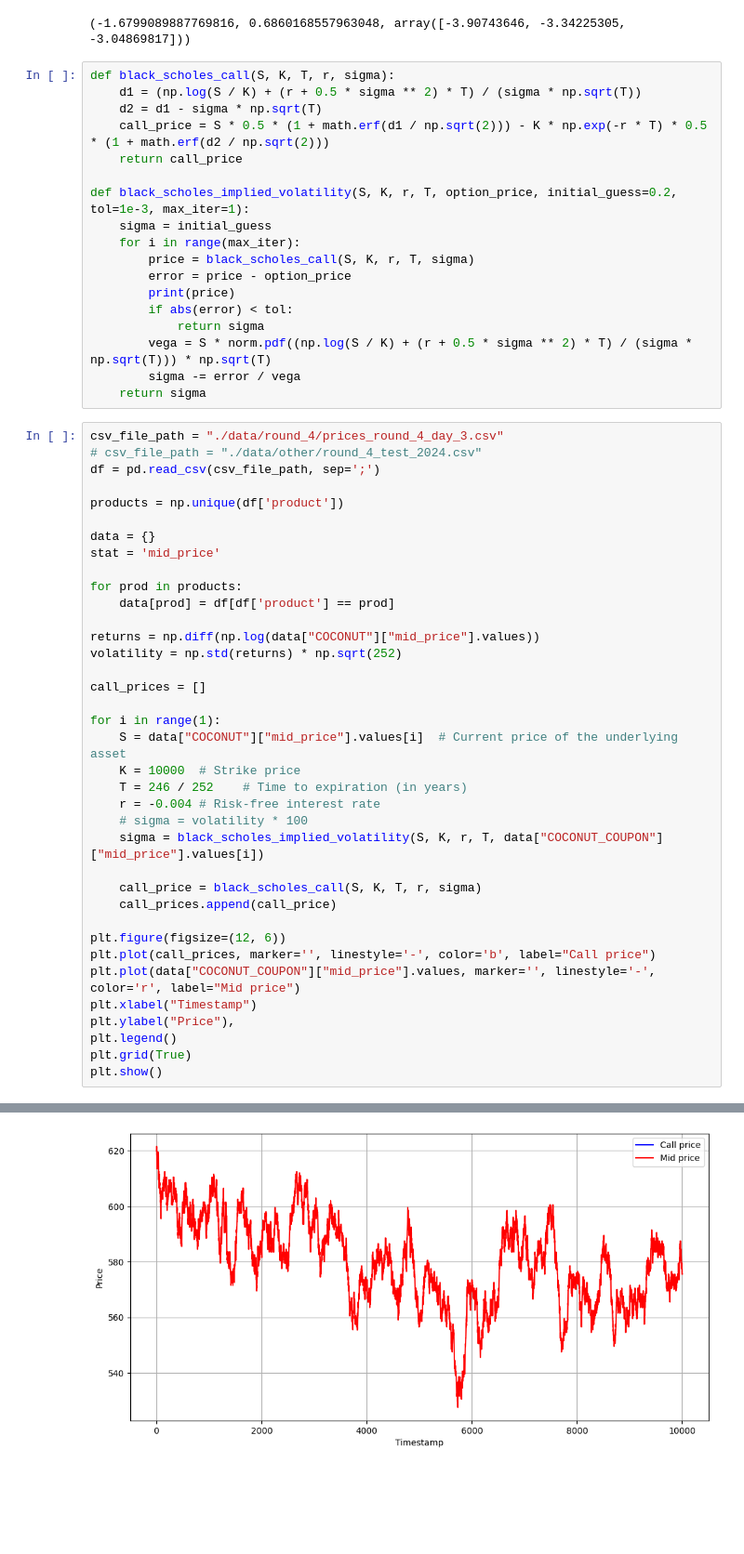
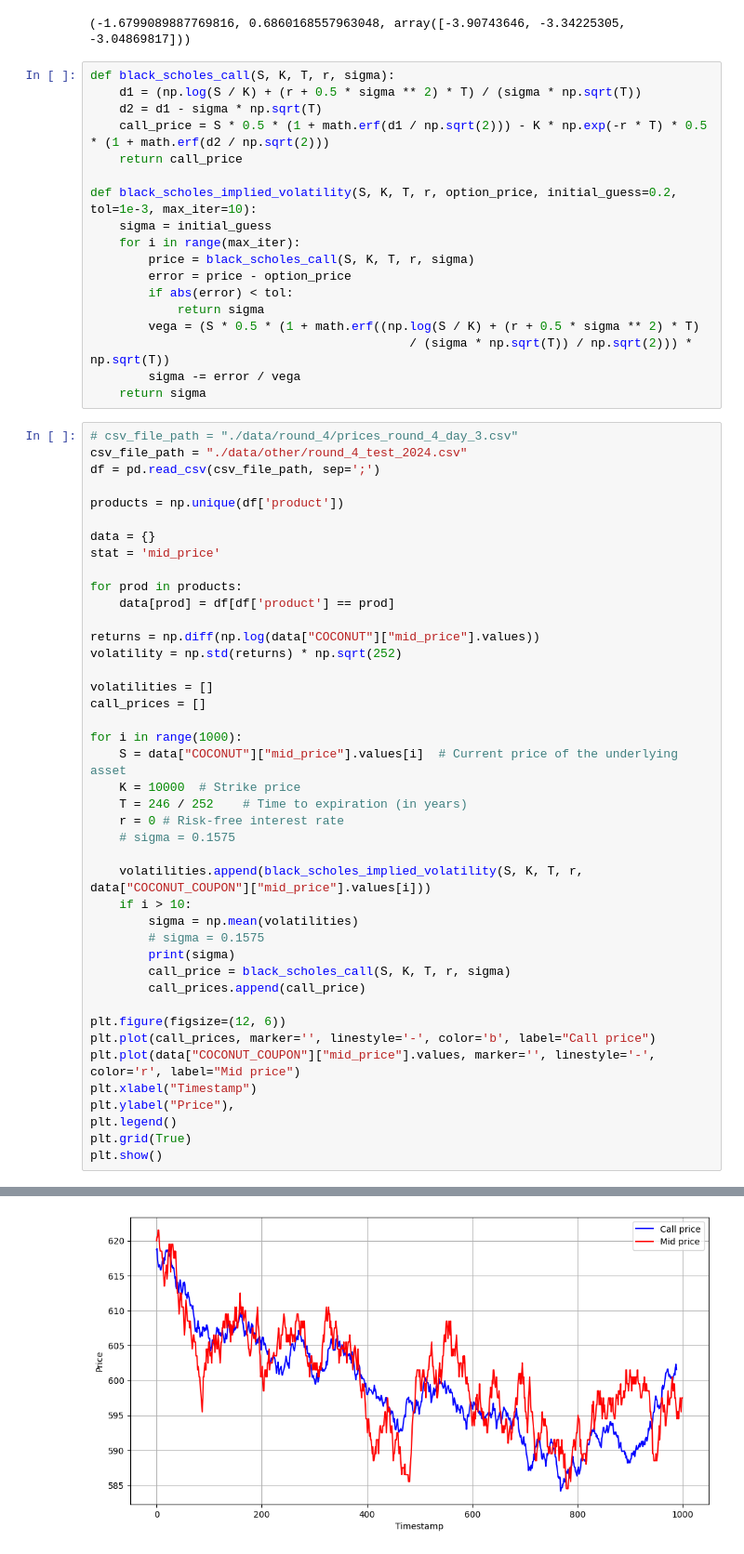
Before and after one commit to levladiator/Prosperity, a Jupyter notebook: src/csvAnalyzer.ipynb, the cells around one changed output, grey strips where cells are left out. Shown at 93% size. Saved outputs shown, nothing was run; the diff lists cells and outputs as text; blank space fills up the shorter version.

Commit message:
Support for dynamic volatility computation

```diff
--- a/src/csvAnalyzer.ipynb
+++ b/src/csvAnalyzer.ipynb
@@ -149,20 +149,20 @@ def black_scholes_call(S, K, T, r, sigma):
     call_price = S * 0.5 * (1 + math.erf(d1 / np.sqrt(2))) - K * np.exp(-r * T) * 0.5 * (1 + math.erf(d2 / np.sqrt(2)))
     return call_price
 
-def black_scholes_implied_volatility(S, K, r, T, option_price, initial_guess=0.2, tol=1e-3, max_iter=1):
+def black_scholes_implied_volatility(S, K, T, r, option_price, initial_guess=0.2, tol=1e-3, max_iter=10):
     sigma = initial_guess
     for i in range(max_iter):
-        price = black_scholes_call(S, K, r, T, sigma)
+        price = black_scholes_call(S, K, T, r, sigma)
         error = price - option_price
-        print(price)
         if abs(error) < tol:
             return sigma
-        vega = S * norm.pdf((np.log(S / K) + (r + 0.5 * sigma ** 2) * T) / (sigma * np.sqrt(T))) * np.sqrt(T)
+        vega = (S * 0.5 * (1 + math.erf((np.log(S / K) + (r + 0.5 * sigma ** 2) * T)
+                                            / (sigma * np.sqrt(T)) / np.sqrt(2))) * np.sqrt(T))
         sigma -= error / vega
     return sigma
 # %%
-csv_file_path = "./data/round_4/prices_round_4_day_3.csv"
-# csv_file_path = "./data/other/round_4_test_2024.csv"
+# csv_file_path = "./data/round_4/prices_round_4_day_3.csv"
+csv_file_path = "./data/other/round_4_test_2024.csv"
 df = pd.read_csv(csv_file_path, sep=';')
 
 products = np.unique(df['product'])
@@ -176,18 +176,23 @@ for prod in products:
 returns = np.diff(np.log(data["COCONUT"]["mid_price"].values))
 volatility = np.std(returns) * np.sqrt(252)
 
+volatilities = []
 call_prices = []
 
-for i in range(1):
+for i in range(1000):
     S = data["COCONUT"]["mid_price"].values[i]  # Current price of the underlying asset
     K = 10000  # Strike price
     T = 246 / 252    # Time to expiration (in years)
-    r = -0.004 # Risk-free interest rate
-    # sigma = volatility * 100
-    sigma = black_scholes_implied_volatility(S, K, r, T, data["COCONUT_COUPON"]["mid_price"].values[i])
+    r = 0 # Risk-free interest rate
+    # sigma = 0.1575
 
-    call_price = black_scholes_call(S, K, T, r, sigma)
-    call_prices.append(call_price)
+    volatilities.append(black_scholes_implied_volatility(S, K, T, r, data["COCONUT_COUPON"]["mid_price"].values[i]))
+    if i > 10:
+        sigma = np.mean(volatilities)
+        # sigma = 0.1575
+        print(sigma)
+        call_price = black_scholes_call(S, K, T, r, sigma)
+        call_prices.append(call_price)
 
 plt.figure(figsize=(12, 6))
 plt.plot(call_prices, marker='', linestyle='-', color='b', label="Call price")
@@ -202 +223 @@ nan
-[figure, old version]
+[figure, new version]
```
Also changed, not shown: parts of 1 cell of this notebook, 1 other file.
